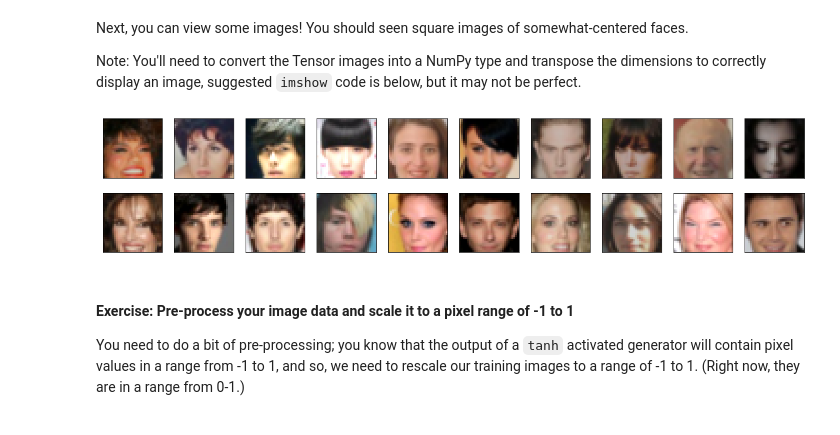
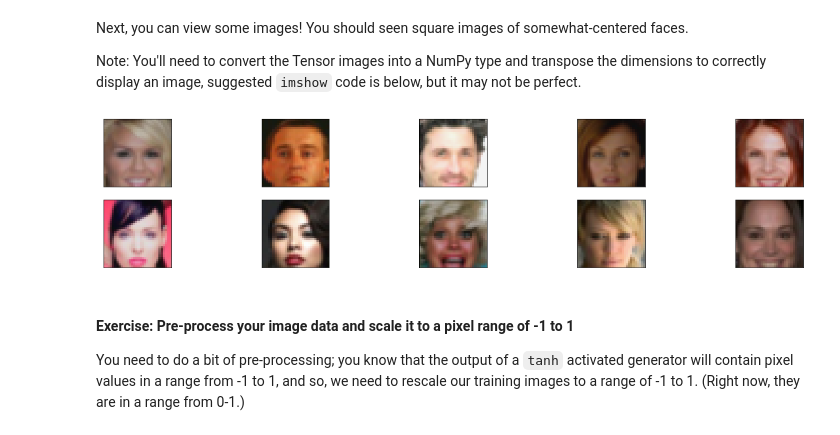
Before and after one commit to sprivite/udacity-deep-learning, a Jupyter notebook: face-generation/dlnd_face_generation.ipynb, the cells around one changed output. Drawn from its saved outputs; the diff is of its cells as text; code cells hidden in the pictures.

```diff
--- a/face-generation/dlnd_face_generation.ipynb
+++ b/face-generation/dlnd_face_generation.ipynb
@@ -108,24 +108,24 @@ Note: You'll need to convert the Tensor images into a NumPy type and transpose t
 # %%
 # helper display function
 def imshow(img):
     npimg = img.numpy()
     plt.imshow(np.transpose(npimg, (1, 2, 0)))
 
 """
 DON'T MODIFY ANYTHING IN THIS CELL THAT IS BELOW THIS LINE
 """
 # obtain one batch of training images
 dataiter = iter(celeba_train_loader)
 images, _ = dataiter.next() # _ for no labels
 
 # plot the images in the batch, along with the corresponding labels
 fig = plt.figure(figsize=(20, 4))
-plot_size=20
+plot_size=10
 for idx in np.arange(plot_size):
     ax = fig.add_subplot(2, plot_size/2, idx+1, xticks=[], yticks=[])
     imshow(images[idx])
 # %% [output]
-[figure, old version]
+[figure, new version]
 # %% [markdown]
 #### Exercise: Pre-process your image data and scale it to a pixel range of -1 to 1
 
```
Also changed, not shown: parts of 11 cells of this notebook.
